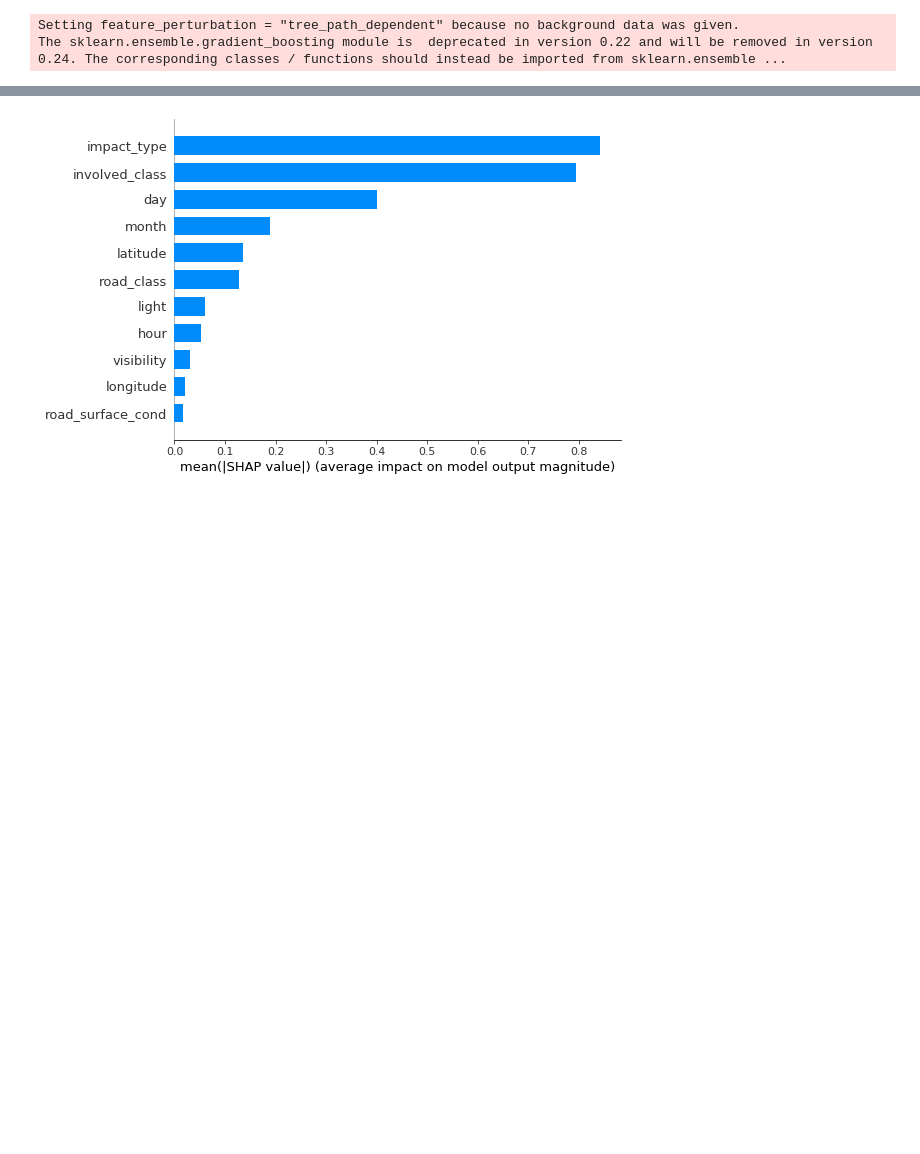
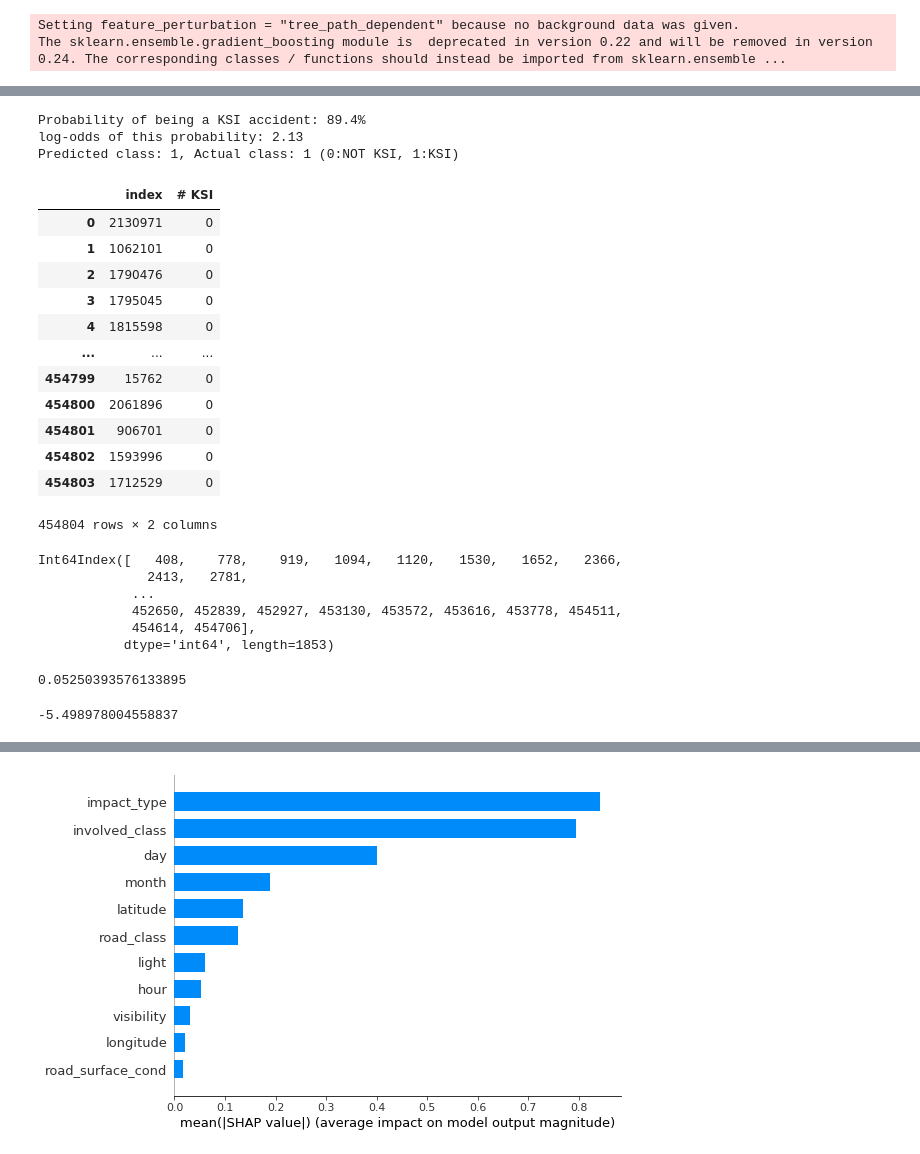
Before and after one commit to Dave-61/Insight_Data_Science, a Jupyter notebook: notebooks/TVZ_KSIprediction_SHAP.ipynb, the cells around one changed output, grey strips where cells are left out. Saved outputs shown, nothing was run; the diff lists cells and outputs as text; code cells hidden in the pictures; blank space fills up the shorter version.

```diff
--- a/notebooks/TVZ_KSIprediction_SHAP.ipynb
+++ b/notebooks/TVZ_KSIprediction_SHAP.ipynb
@@ -232,0 +248,45 @@ shap.force_plot(explainer.expected_value, shap_values[236000,:], x_display.iloc[
+# %%
+KSI_prob = model_GB.predict_proba(x_test)[i][1]
+print('Probability of being a KSI accident: {:,.1f}%'.format(KSI_prob*100))
+print('log-odds of this probability: {:.2f}'.format(prob_to_logodds(KSI_prob)))
+print('Predicted class: {:}, Actual class: {:} (0:NOT KSI, 1:KSI)'.format(y_pred[i], y_test.iloc[i]))
+# %% [output]
+Probability of being a KSI accident: 89.4%
+log-odds of this probability: 2.13
+Predicted class: 1, Actual class: 1 (0:NOT KSI, 1:KSI)
+# %%
+y_test_df = pd.DataFrame(y_test)
+y_test_df.reset_index(inplace=True)
+y_test_df
+# %% [output]
+|  | index | # KSI |
+| 0 | 2130971 | 0 |
+| 1 | 1062101 | 0 |
+| 2 | 1790476 | 0 |
+| 3 | 1795045 | 0 |
+| 4 | 1815598 | 0 |
+| ... | ... | ... |
+| 454799 | 15762 | 0 |
+| 454800 | 2061896 | 0 |
+| 454801 | 906701 | 0 |
+| 454802 | 1593996 | 0 |
+| 454803 | 1712529 | 0 |
+454804 rows × 2 columns
+# %%
+i = y_test_df[y_test_df['# KSI']==1].index
+i
+# %% [output]
+Int64Index([   408,    778,    919,   1094,   1120,   1530,   1652,   2366,
+              2413,   2781,
+            ...
+            452650, 452839, 452927, 453130, 453572, 453616, 453778, 454511,
+            454614, 454706],
+           dtype='int64', length=1853)
+# %%
+y_pred.mean()
+# %% [output]
+0.05250393576133895
+# %%
+prob_to_logodds(y_test.mean())
+# %% [output]
+-5.498978004558837
```
Also changed, not shown: parts of 15 cells of this notebook.
